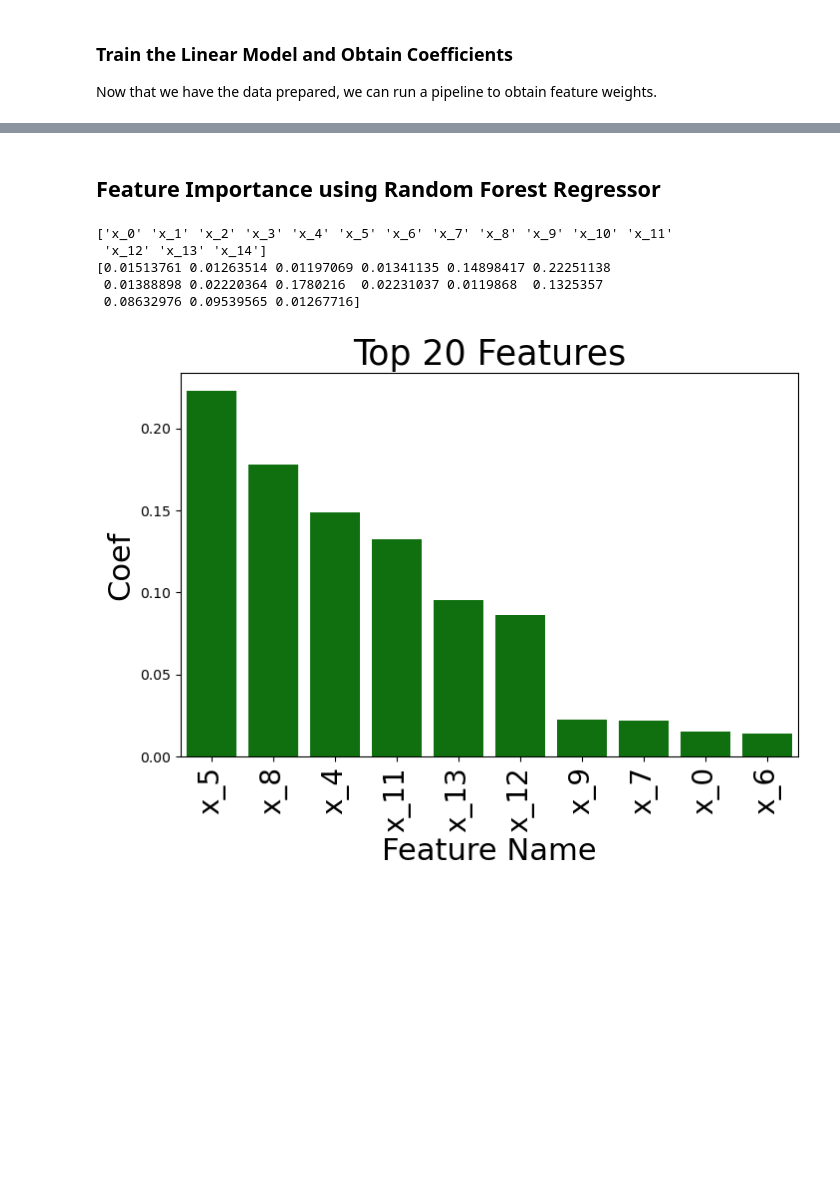
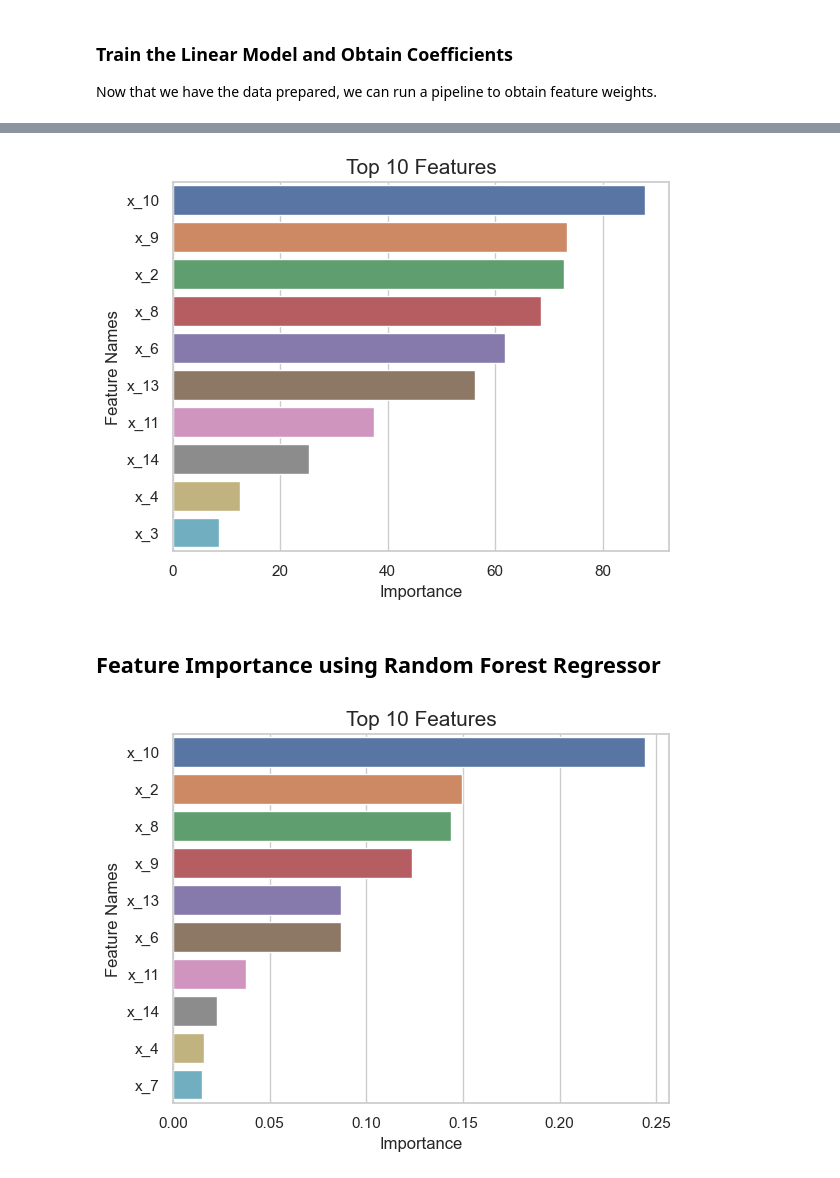
Before and after one commit to Kudoes/ml-starter-code, a Jupyter notebook: feature_importance.ipynb, the cells around one changed output, grey strips where cells are left out. Cells and saved outputs as stored; diff of their text form; code cells hidden in the pictures; blank space fills up the shorter version.

Commit message:
Updated feature_importance.ipynb and cleaned up code

```diff
--- a/feature_importance.ipynb
+++ b/feature_importance.ipynb
@@ -134,43 +111,50 @@ plt.show()
+# %%
+sns.barplot(x="abs_importance",
+            y="feature",
+            data=df_feature_coef.head(10))
+plt.title("Top 10 Features", fontsize=15)
+plt.ylabel("Feature Names")
+plt.xlabel("Importance")
+plt.show()
+# %% [output]
+[figure, added]
 # %% [markdown]
 ## Feature Importance using Random Forest Regressor
 # %%
 # linear regression feature importance
 from sklearn.ensemble import RandomForestRegressor
 from matplotlib import pyplot
 import seaborn as sns
 
 # Make a pipeline, but ensure we have a linear regression defined first
 pipeline = make_pipeline(SimpleImputer(missing_values=np.nan, strategy='mean'),
                          RandomForestRegressor())
 
 # Fit the model
 pipeline.fit(X_train, y_train)
-print(pipeline.named_steps['simpleimputer'].get_feature_names_out())
-print(pipeline.named_steps['randomforestregressor'].feature_importances_)
 
 # Create a dataframe of results
-feature_coefficients = zip(pipeline.named_steps['simpleimputer'].get_feature_names_out(),
-                           pipeline.named_steps['randomforestregressor'].feature_importances_)
-df_feature_coef = pd.DataFrame(feature_coefficients, columns = ["feature", "coeff"])
-df_feature_coef['abs_coeff'] = df_feature_coef['coeff'].apply(lambda x: abs(x))
-df_feature_coef["colors"] = df_feature_coef["coeff"].apply(lambda x: "green" if x > 0 else "red")
-df_feature_coef = df_feature_coef.sort_values("abs_coeff", ascending=False)
+'''
+feature: Feature Name
+importance: importance metric generated by coefficients/random forest importance
+absolute_importance: absolute value of importance (since linear regression coefficients can be negative)
+importance_rank: rank of the importance value
+'''
+feature_coefficients = zip(pipeline['simpleimputer'].get_feature_names_out(),
+                           pipeline['randomforestregressor'].feature_importances_)
+df_feature_coef = pd.DataFrame(feature_coefficients, columns = ["feature", "importance"])
+df_feature_coef['abs_importance'] = df_feature_coef['importance'].apply(lambda x: abs(x))
+df_feature_coef['importance_rank'] = df_feature_coef['abs_importance'].rank(ascending=False).astype('int')
+df_feature_coef = df_feature_coef.sort_values('importance_rank', ascending=True)
+df_feature_coef.head(5)
 
-# Plot the results
-fig, ax = plt.subplots(1, 1, figsize=(8, 5))
-sns.barplot(x="feature",
-            y="coeff",
-            data=df_feature_coef.head(10),
-            palette=df_feature_coef.head(10)["colors"])
-ax.set_xticklabels(ax.get_xticklabels(), rotation=90, fontsize=20)
-ax.set_title("Top 20 Features", fontsize=25)
-ax.set_ylabel("Coef", fontsize=22)
-ax.set_xlabel("Feature Name", fontsize=22)
+# Visualize the results
+sns.barplot(x="abs_importance",
+            y="feature",
+            data=df_feature_coef.head(10))
+plt.title("Top 10 Features", fontsize=15)
+plt.ylabel("Feature Names")
+plt.xlabel("Importance")
 plt.show()
 # %% [output]
-['x_0' 'x_1' 'x_2' 'x_3' 'x_4' 'x_5' 'x_6' 'x_7' 'x_8' 'x_9' 'x_10' 'x_11'
- 'x_12' 'x_13' 'x_14']
-[0.01513761 0.01263514 0.01197069 0.01341135 0.14898417 0.22251138
- 0.01388898 0.02220364 0.1780216  0.02231037 0.0119868  0.1325357
- 0.08632976 0.09539565 0.01267716]
-[figure, old version]
+[figure, new version]
```
Also changed, not shown: parts of 7 cells of this notebook.
